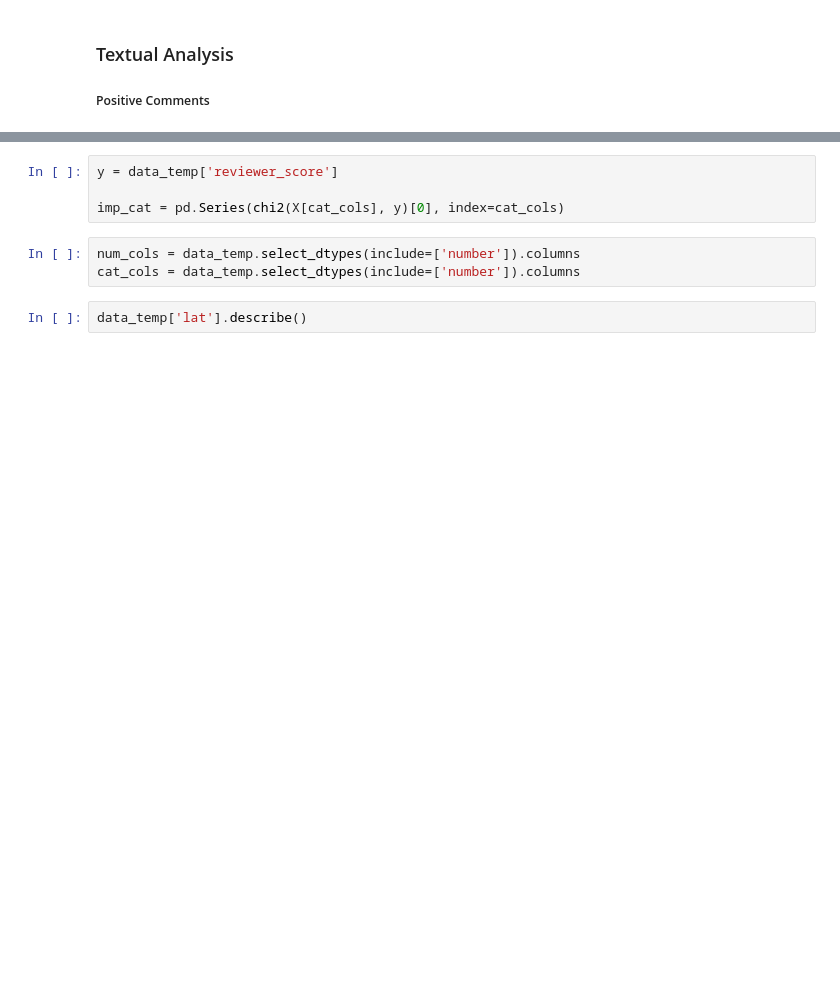
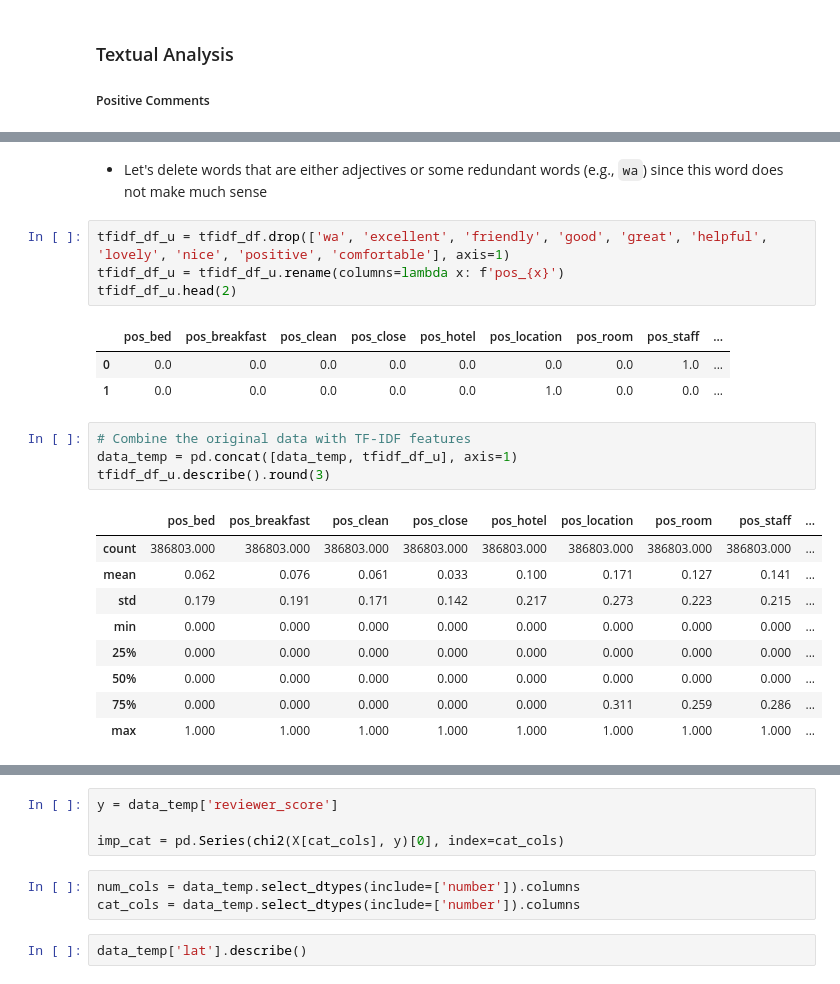
Before and after one commit to akramkhal/KaggleProjects, a Jupyter notebook: BookingHotel/ds_booking.ipynb, the cells around one changed output, grey strips where cells are left out. Saved outputs shown, nothing was run; the diff lists cells and outputs as text; blank space fills up the shorter version.

```diff
--- a/BookingHotel/ds_booking.ipynb
+++ b/BookingHotel/ds_booking.ipynb
@@ -496,0 +527,24 @@ display(data_temp)
+# %% [markdown]
++ Let's delete words that are either adjectives or some redundant words (e.g., `wa`) since this word does not make much sense
+# %%
+tfidf_df_u = tfidf_df.drop(['wa', 'excellent', 'friendly', 'good', 'great', 'helpful', 'lovely', 'nice', 'positive', 'comfortable'], axis=1)
+tfidf_df_u = tfidf_df_u.rename(columns=lambda x: f'pos_{x}')
+tfidf_df_u.head(2)
+# %% [output]
+|  | pos_bed | pos_breakfast | pos_clean | pos_close | pos_hotel | pos_location | pos_room | pos_staff | ... |
+| 0 | 0.0 | 0.0 | 0.0 | 0.0 | 0.0 | 0.0 | 0.0 | 1.0 | ... |
+| 1 | 0.0 | 0.0 | 0.0 | 0.0 | 0.0 | 1.0 | 0.0 | 0.0 | ... |
+# %%
+# Combine the original data with TF-IDF features
+data_temp = pd.concat([data_temp, tfidf_df_u], axis=1)
+tfidf_df_u.describe().round(3)
+# %% [output]
+|  | pos_bed | pos_breakfast | pos_clean | pos_close | pos_hotel | pos_location | pos_room | pos_staff | ... |
+| count | 386803.000 | 386803.000 | 386803.000 | 386803.000 | 386803.000 | 386803.000 | 386803.000 | 386803.000 | ... |
+| mean | 0.062 | 0.076 | 0.061 | 0.033 | 0.100 | 0.171 | 0.127 | 0.141 | ... |
+| std | 0.179 | 0.191 | 0.171 | 0.142 | 0.217 | 0.273 | 0.223 | 0.215 | ... |
+| min | 0.000 | 0.000 | 0.000 | 0.000 | 0.000 | 0.000 | 0.000 | 0.000 | ... |
+| 25% | 0.000 | 0.000 | 0.000 | 0.000 | 0.000 | 0.000 | 0.000 | 0.000 | ... |
+| 50% | 0.000 | 0.000 | 0.000 | 0.000 | 0.000 | 0.000 | 0.000 | 0.000 | ... |
+| 75% | 0.000 | 0.000 | 0.000 | 0.000 | 0.000 | 0.311 | 0.259 | 0.286 | ... |
+| max | 1.000 | 1.000 | 1.000 | 1.000 | 1.000 | 1.000 | 1.000 | 1.000 | ... |
```
Also changed, not shown: parts of 9 cells of this notebook, 1 other file.
